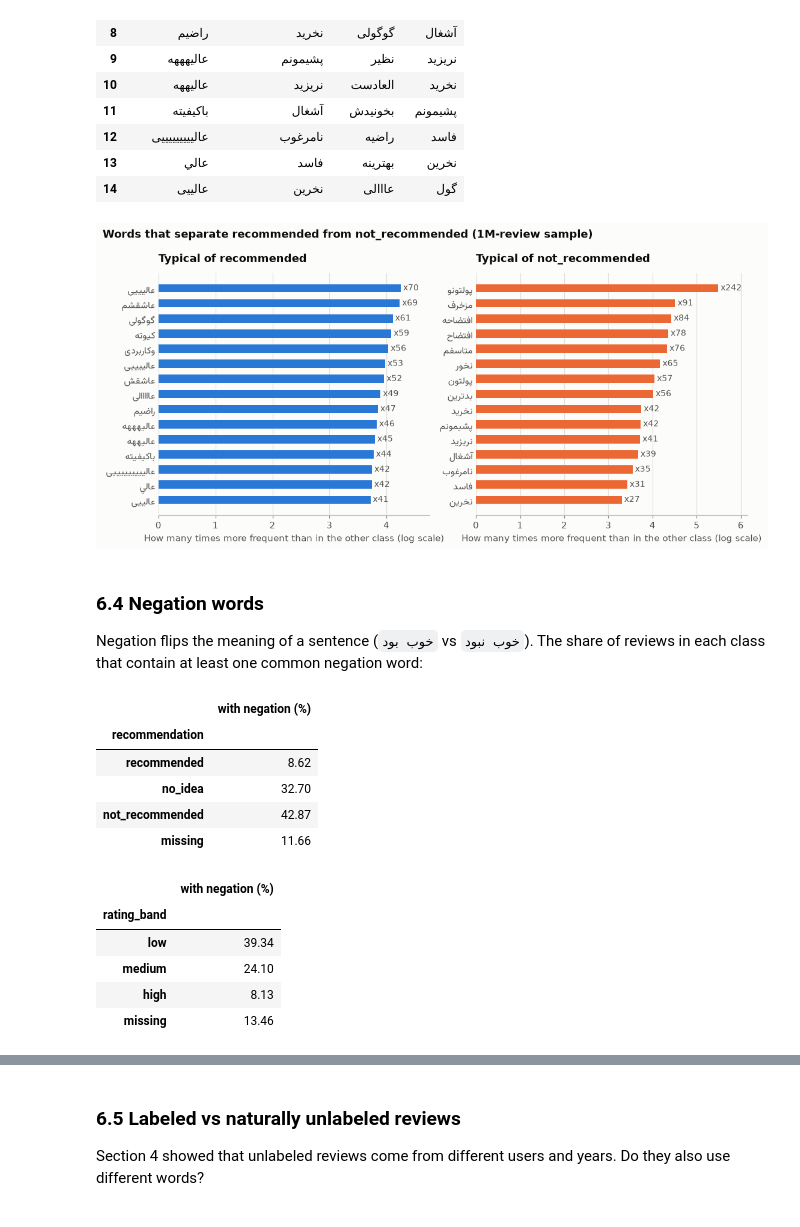
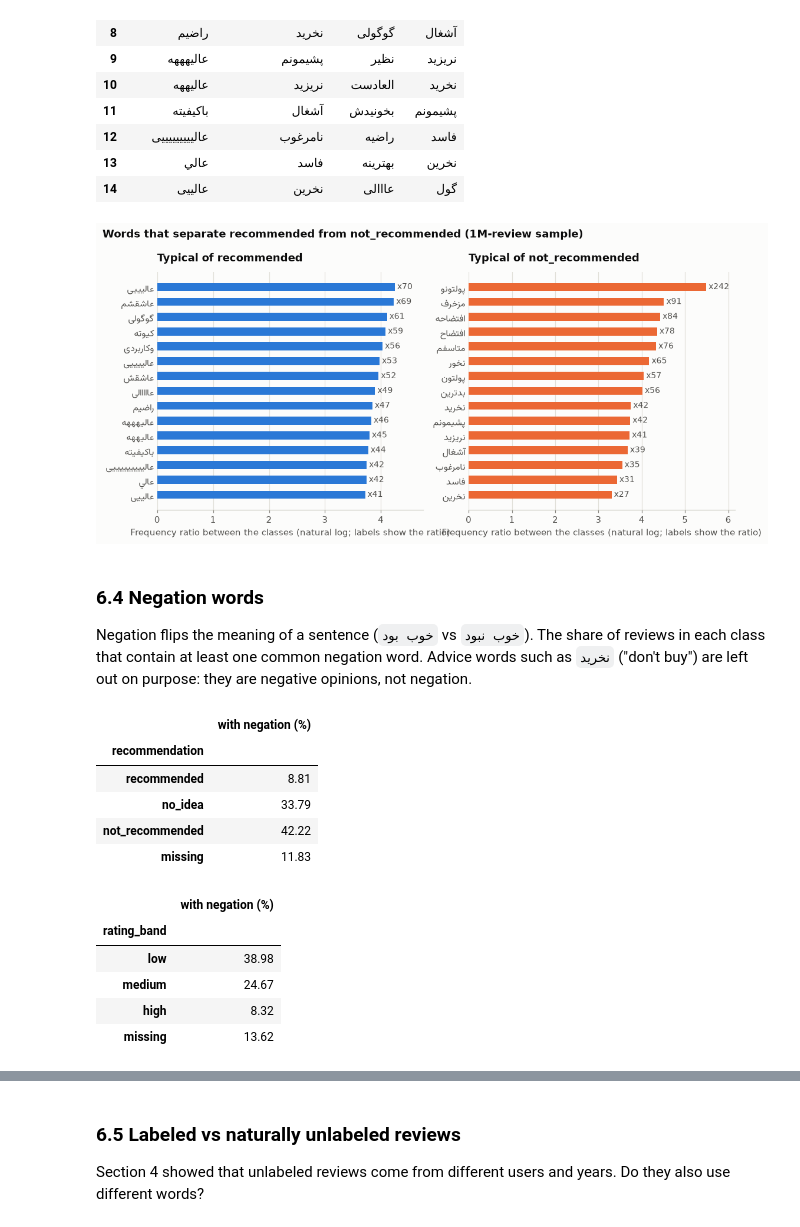
Before and after one commit to alidarviish/digikala-review-analysis, a Jupyter notebook: notebooks/01_descriptive_analysis.ipynb, the cells around one changed output, grey strips where cells are left out. Drawn from its saved outputs; the diff is of its cells as text; code cells hidden in the pictures.

```diff
--- a/notebooks/01_descriptive_analysis.ipynb
+++ b/notebooks/01_descriptive_analysis.ipynb
@@ -1291,44 +1420,45 @@ pd.DataFrame(
 fig, axes = plt.subplots(1, 2, figsize=(10, 5))
 for ax, table, color, title in [
     (axes[0], positive_words, plotting.RECOMMENDATION_COLORS["recommended"], "Typical of recommended"),
     (
         axes[1],
         negative_words,
         plotting.RECOMMENDATION_COLORS["not_recommended"],
         "Typical of not_recommended",
     ),
 ]:
     strength = table["log_ratio"].abs()
     plotting.hbar(
         ax,
         labels=list(table.index),
         values=list(strength),
         colors=color,
         value_labels=[f"x{np.exp(v):.0f}" for v in strength],
-        xlabel="How many times more frequent than in the other class (log scale)",
+        xlabel="Frequency ratio between the classes (natural log; labels show the ratio)",
     )
     plotting.use_persian_ticks(ax)
     ax.set_title(title)
 fig.suptitle(
     "Words that separate recommended from not_recommended (1M-review sample)",
     x=0.01,
     ha="left",
     fontweight="bold",
 )
 fig.tight_layout()
 plotting.save(fig, "distinctive_words")
 plt.show()
 # %% [output]
-[figure, old version]
+[figure, new version]
 # %% [markdown]
 ### 6.4 Negation words
 
 Negation flips the meaning of a sentence (`خوب بود` vs `خوب نبود`). The share of reviews in each class that
-contain at least one common negation word:
+contain at least one common negation word. Advice words such as `نخرید` ("don't buy") are left out on purpose:
+they are negative opinions, not negation.
 # %%
 NEGATIONS = [
-    "نه", "نیست", "نبود", "نداره", "ندارد", "نداشت",
-    "نمی", "نمیشه", "نمیکنه", "نمیکنم", "نکنید", "نخرید",
+    "نه", "نیست", "نیستم", "نبود", "نشد", "نکرد", "نداره", "ندارد", "نداشت",
+    "نمی", "نمیشه", "نمیکنه", "نمیکنم", "نکنید",
 ]  # fmt: skip
 negation_columns = [word_vectorizer.vocabulary_[w] for w in NEGATIONS if w in word_vectorizer.vocabulary_]
 sample["has_negation"] = np.asarray(word_counts[:, negation_columns].sum(axis=1)).ravel() > 0
@@ -1342,16 +1472,16 @@ display(
 # %% [output]
 |  | with negation (%) |
 | recommendation |  |
-| recommended | 8.62 |
-| no_idea | 32.70 |
-| not_recommended | 42.87 |
-| missing | 11.66 |
+| recommended | 8.81 |
+| no_idea | 33.79 |
+| not_recommended | 42.22 |
+| missing | 11.83 |
 |  | with negation (%) |
 | rating_band |  |
-| low | 39.34 |
-| medium | 24.10 |
-| high | 8.13 |
-| missing | 13.46 |
+| low | 38.98 |
+| medium | 24.67 |
+| high | 8.32 |
+| missing | 13.62 |
 # %%
 shown = negation_by_label.loc[["recommended", "no_idea", "not_recommended"]]
 fig, ax = plt.subplots(figsize=(7, 2.4))
```
Also changed, not shown: parts of 46 cells of this notebook, 5 other files.
